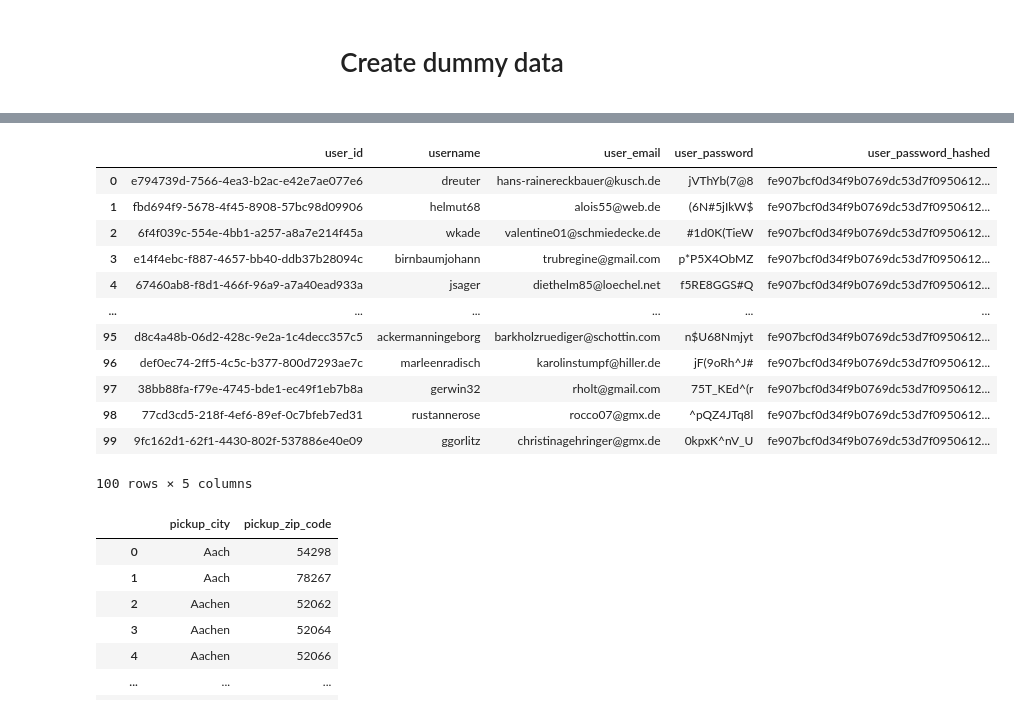
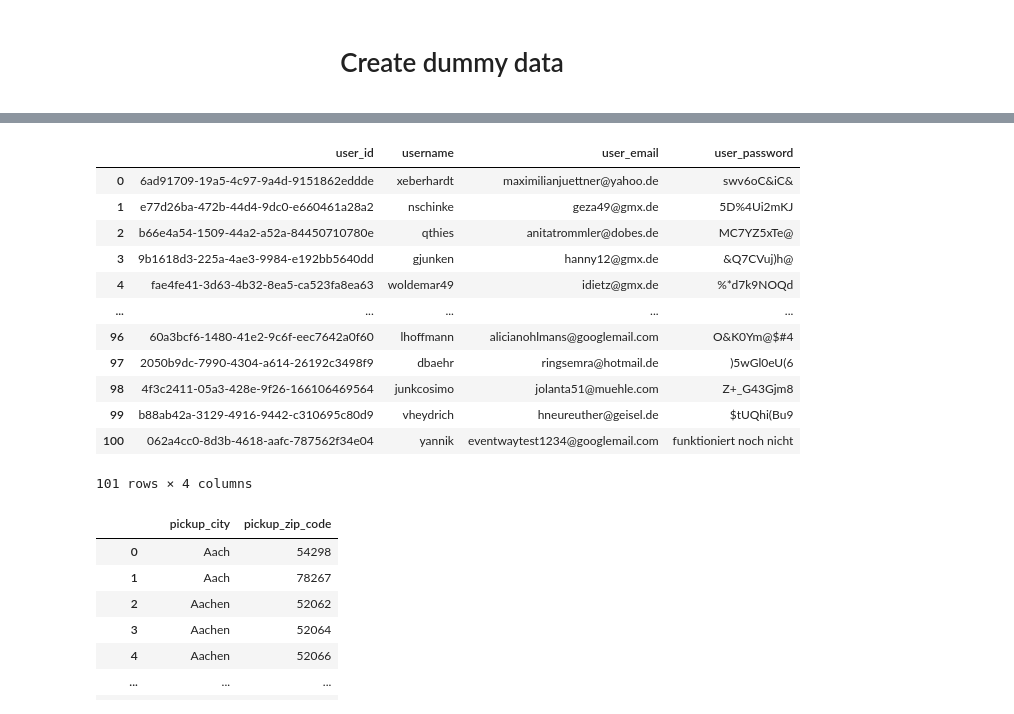
Before and after one commit to as-czyk/project-tt-app, a Jupyter notebook: server/notebooks/fakedata.ipynb, the cells around one changed output, grey strips where cells are left out. Drawn from its saved outputs; the diff is of its cells as text; code cells hidden in the pictures.

```diff
--- a/server/notebooks/fakedata.ipynb
+++ b/server/notebooks/fakedata.ipynb
@@ -22,7 +22,8 @@ import uuid # random unique IDs
 import pandas as pd # Dataframes
 from faker import Faker # create random data
 from random import randint # random numbers for creation of test data
-import hashlib # hash password data
+import sys
+DATA_PATH = sys.path[0].replace("notebooks", "base_data")
 # %%
 # --------------- table events ---------------
 table_events = pd.DataFrame({
@@ -81,43 +67,35 @@ table_tickets
 # %%
 # --------------- table users ---------------
 table_user = []
 faker = Faker(["de_DE"])
-
-def encrypt_string(hash_string):
-    sha_signature = \
-        hashlib.sha256(hash_string.encode()).hexdigest()
-    return sha_signature
 
 for i in range(1, 101):
     table_user.append({
         "user_id": uuid.uuid4(),
         "user_email" : faker.email(),
         "username" : faker.user_name(),
         "user_password" : faker.password()
         })
 
 table_user = pd.DataFrame(table_user)
 table_user = table_user[["user_id", "username", "user_email", "user_password"]]
-
-for p in table_user["user_password"]:
-    table_user["user_password_hashed"] = encrypt_string(p)
-
-table_user.to_csv("table_user.csv", index=False)
+table_user.loc[len(table_user)] = [str(uuid.uuid4())] + ["yannik"] + ["eventwaytest1234@googlemail.com"] + ["funktioniert noch nicht"]
+table_user.to_csv(DATA_PATH + "\\table_user.csv", index=False)
 table_user
 # %% [output]
-|  | user_id | username | user_email | user_password | user_password_hashed |
-| 0 | e794739d-7566-4ea3-b2ac-e42e7ae077e6 | dreuter | hans-rainereckbauer@kusch.de | jVThYb(7@8 | fe907bcf0d34f9b0769dc53d7f0950612... |
-| 1 | fbd694f9-5678-4f45-8908-57bc98d09906 | helmut68 | alois55@web.de | (6N#5jIkW$ | fe907bcf0d34f9b0769dc53d7f0950612... |
-| 2 | 6f4f039c-554e-4bb1-a257-a8a7e214f45a | wkade | valentine01@schmiedecke.de | #1d0K(TieW | fe907bcf0d34f9b0769dc53d7f0950612... |
-| 3 | e14f4ebc-f887-4657-bb40-ddb37b28094c | birnbaumjohann | trubregine@gmail.com | p*P5X4ObMZ | fe907bcf0d34f9b0769dc53d7f0950612... |
-| 4 | 67460ab8-f8d1-466f-96a9-a7a40ead933a | jsager | diethelm85@loechel.net | f5RE8GGS#Q | fe907bcf0d34f9b0769dc53d7f0950612... |
-| ... | ... | ... | ... | ... | ... |
-| 95 | d8c4a48b-06d2-428c-9e2a-1c4decc357c5 | ackermanningeborg | barkholzruediger@schottin.com | n$U68Nmjyt | fe907bcf0d34f9b0769dc53d7f0950612... |
-| 96 | def0ec74-2ff5-4c5c-b377-800d7293ae7c | marleenradisch | karolinstumpf@hiller.de | jF(9oRh^J# | fe907bcf0d34f9b0769dc53d7f0950612... |
-| 97 | 38bb88fa-f79e-4745-bde1-ec49f1eb7b8a | gerwin32 | rholt@gmail.com | 75T_KEd^(r | fe907bcf0d34f9b0769dc53d7f0950612... |
-| 98 | 77cd3cd5-218f-4ef6-89ef-0c7bfeb7ed31 | rustannerose | rocco07@gmx.de | ^pQZ4JTq8l | fe907bcf0d34f9b0769dc53d7f0950612... |
-| 99 | 9fc162d1-62f1-4430-802f-537886e40e09 | ggorlitz | christinagehringer@gmx.de | 0kpxK^nV_U | fe907bcf0d34f9b0769dc53d7f0950612... |
+|  | user_id | username | user_email | user_password |
+| 0 | 6ad91709-19a5-4c97-9a4d-9151862eddde | xeberhardt | maximilianjuettner@yahoo.de | swv6oC&iC& |
+| 1 | e77d26ba-472b-44d4-9dc0-e660461a28a2 | nschinke | geza49@gmx.de | 5D%4Ui2mKJ |
+| 2 | b66e4a54-1509-44a2-a52a-84450710780e | qthies | anitatrommler@dobes.de | MC7YZ5xTe@ |
+| 3 | 9b1618d3-225a-4ae3-9984-e192bb5640dd | gjunken | hanny12@gmx.de | &Q7CVuj)h@ |
+| 4 | fae4fe41-3d63-4b32-8ea5-ca523fa8ea63 | woldemar49 | idietz@gmx.de | %*d7k9NOQd |
+| ... | ... | ... | ... | ... |
+| 96 | 60a3bcf6-1480-41e2-9c6f-eec7642a0f60 | lhoffmann | alicianohlmans@googlemail.com | O&K0Ym@$#4 |
+| 97 | 2050b9dc-7990-4304-a614-26192c3498f9 | dbaehr | ringsemra@hotmail.de | )5wGl0eU(6 |
+| 98 | 4f3c2411-05a3-428e-9f26-166106469564 | junkcosimo | jolanta51@muehle.com | Z+_G43Gjm8 |
+| 99 | b88ab42a-3129-4916-9442-c310695c80d9 | vheydrich | hneureuther@geisel.de | $tUQhi(Bu9 |
+| 100 | 062a4cc0-8d3b-4618-aafc-787562f34e04 | yannik | eventwaytest1234@googlemail.com | funktioniert noch nicht |
-100 rows × 5 columns
+101 rows × 4 columns
 # %%
 # --------------- table_pickups ---------------
 table_pickups = pd.read_csv("D:/TechTalents/project-tt-app/server/base_data/German-Zip-Codes.csv", sep = ";")
```
Also changed, not shown: parts of 6 cells of this notebook, 12 other files.
